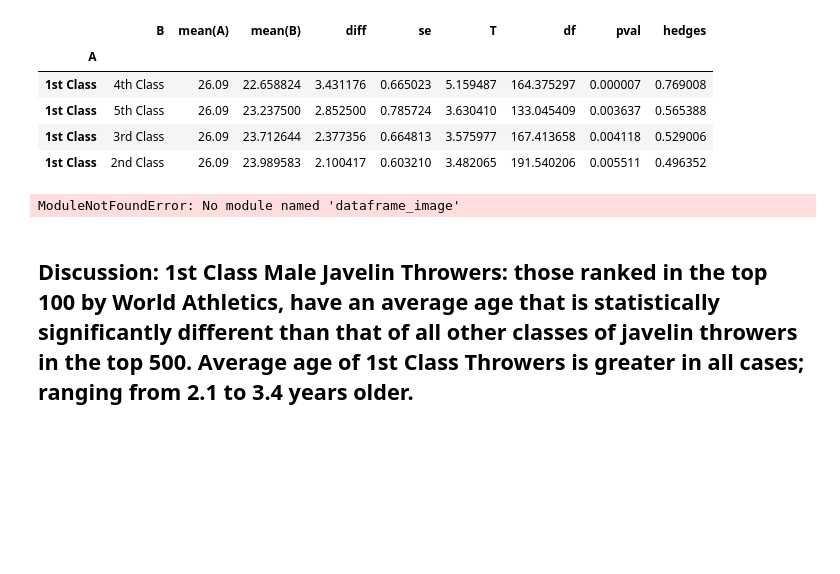
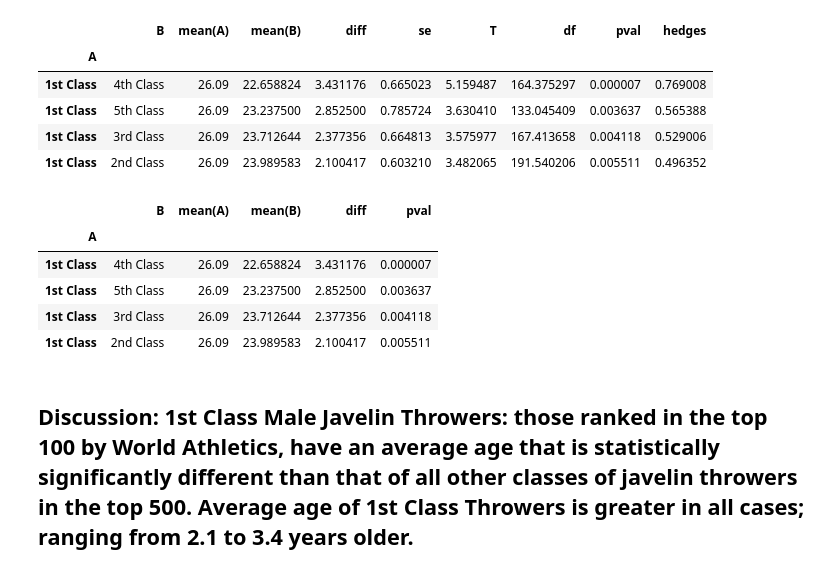
Before and after one commit to ethanwright96/javelin-data-science, a Jupyter notebook: World Athletics/men_javelin_age.ipynb, the cells around one changed output. Saved outputs shown, nothing was run; the diff lists cells and outputs as text; code cells hidden in the pictures; blank space fills up the shorter version.

```diff
--- a/World Athletics/men_javelin_age.ipynb
+++ b/World Athletics/men_javelin_age.ipynb
@@ -272,9 +268,17 @@ significant
 | 1st Class | 5th Class | 26.09 | 23.237500 | 2.852500 | 0.785724 | 3.630410 | 133.045409 | 0.003637 | 0.565388 |
 | 1st Class | 3rd Class | 26.09 | 23.712644 | 2.377356 | 0.664813 | 3.575977 | 167.413658 | 0.004118 | 0.529006 |
 | 1st Class | 2nd Class | 26.09 | 23.989583 | 2.100417 | 0.603210 | 3.482065 | 191.540206 | 0.005511 | 0.496352 |
+# %%
+significant_trimmed = significant[["B", "mean(A)", "mean(B)", "diff", "pval"]]
+significant_trimmed
+# %% [output]
+|  | B | mean(A) | mean(B) | diff | pval |
+| A |  |  |  |  |  |
+| 1st Class | 4th Class | 26.09 | 22.658824 | 3.431176 | 0.000007 |
+| 1st Class | 5th Class | 26.09 | 23.237500 | 2.852500 | 0.003637 |
+| 1st Class | 3rd Class | 26.09 | 23.712644 | 2.377356 | 0.004118 |
+| 1st Class | 2nd Class | 26.09 | 23.989583 | 2.100417 | 0.005511 |
 # %%
-dfi.export(significant, 'significant_pairwise_ttest_results_men_javelin.png')
+dfi.export(significant_trimmed, 'significant_pairwise_ttest_results_men_javelin.png')
-# %% [output]
-ModuleNotFoundError: No module named 'dataframe_image'
 # %% [markdown]
 ## Discussion: 1st Class Male Javelin Throwers: those ranked in the top 100 by World Athletics, have an average age that is statistically significantly different than that of all other classes of javelin throwers in the top 500. Average age of 1st Class Throwers is greater in all cases; ranging from 2.1 to 3.4 years older.
```
Also changed, not shown: parts of 20 cells of this notebook, 9 other files.
